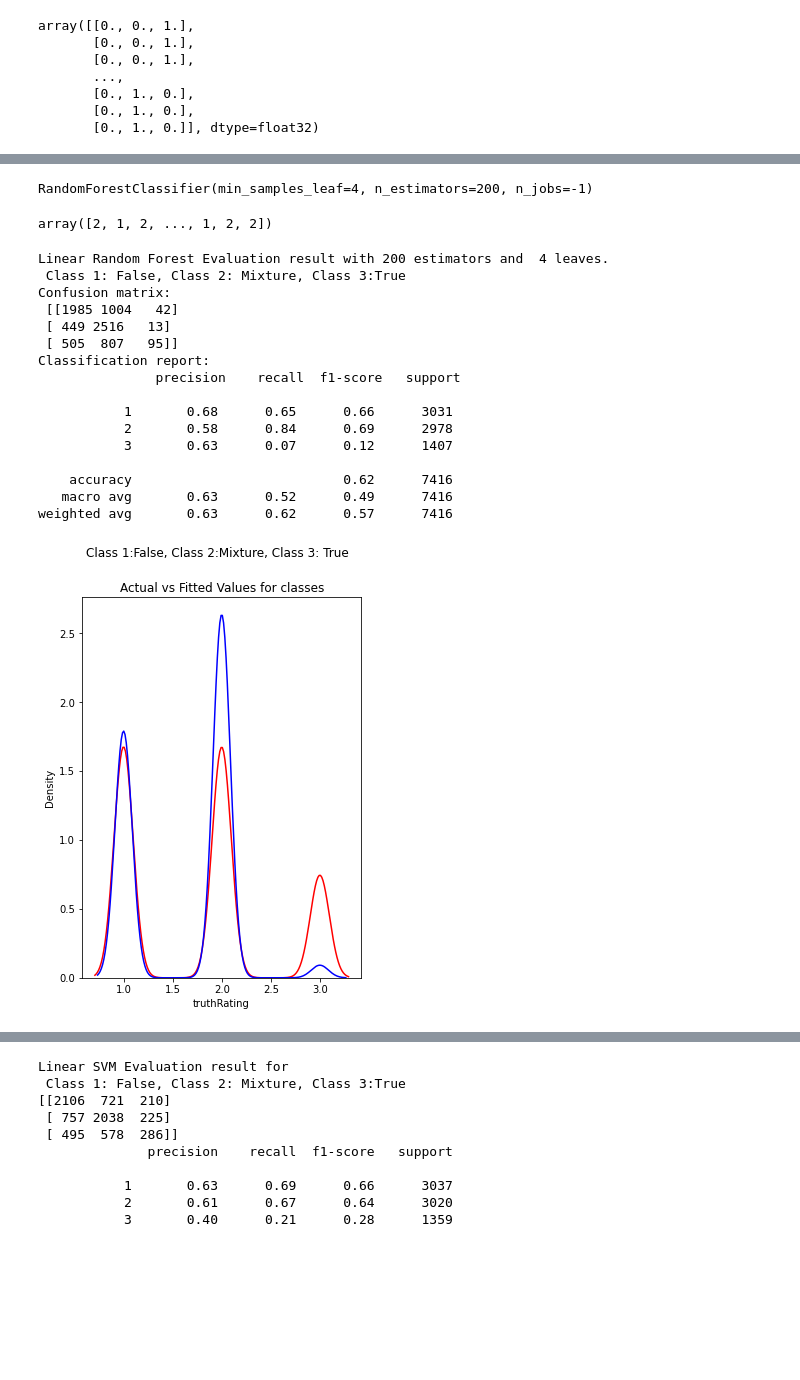
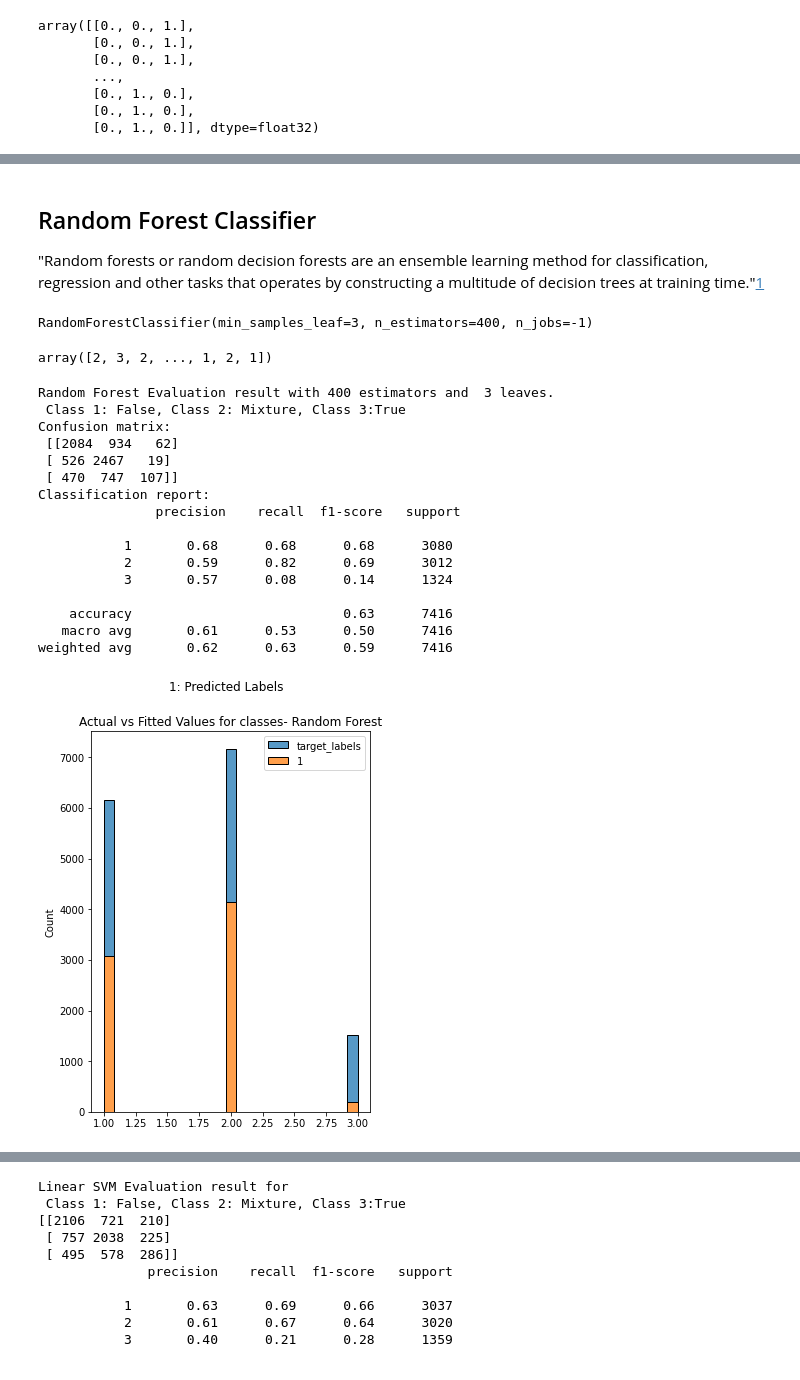
Before and after one commit to EnsiyehRaoufi/Claims-Knowledge-Graph, a Jupyter notebook: ClaimsKG.ipynb, the cells around one changed output, grey strips where cells are left out. Saved outputs shown, nothing was run; the diff lists cells and outputs as text; code cells hidden in the pictures; blank space fills up the shorter version.

```diff
--- a/ClaimsKG.ipynb
+++ b/ClaimsKG.ipynb
@@ -942,0 +968,9 @@ plt.show()
+# %%
+#Ecncode labels
+source_df = pd.read_csv("source_features.csv")
+source_df.target_names = source_df.target_names.astype('string')
+category_id_df = source_df[['target_names', 'target_labels']].drop_duplicates().sort_values('target_labels')
+category_to_id = dict(category_id_df.values)
+id_to_category = dict(category_id_df[['target_labels', 'target_names']].values)
+labels = source_df.target_labels
+category_to_id
@@ -955,60 +1012,60 @@ for Product, category_id in sorted(category_to_id.items()):
 # %%
-from sklearn.ensemble import RandomForestClassifier
-from sklearn import metrics
-
-X_train = source_df.iloc[:,:-1][:17000]
+#Create train and test dataset
+X_train = source_df.iloc[:,:-2][:17000]
 y_train = source_df.target_labels[:17000]
-X_test = source_df.iloc[:,:-1][17000:]
+X_test = source_df.iloc[:,:-2][17000:]
 y_test = source_df.target_labels[17000:]
+# %% [markdown]
+## Random Forest Classifier
+"Random forests or random decision forests are an ensemble learning method for classification, regression and other tasks that operates by constructing a multitude of decision trees at training time."[1](https://en.wikipedia.org/wiki/Random_forest)
 # %%
 #Random Forest Classifier fitting
-min_samples_leaf = 4
-n_estimators = 200
-rf_classifier = RandomForestClassifier(n_estimators=200, min_samples_leaf=min_samples_leaf, n_jobs=-1)
+min_samples_leaf = 3
+n_estimators = 400
+rf_classifier = RandomForestClassifier(n_estimators=n_estimators, min_samples_leaf=min_samples_leaf, n_jobs=-1)
 rf_classifier.fit(X_train, y_train)
 # %% [output]
-RandomForestClassifier(min_samples_leaf=4, n_estimators=200, n_jobs=-1)
+RandomForestClassifier(min_samples_leaf=3, n_estimators=400, n_jobs=-1)
 # %%
 #Prediction of test data
 y_pred = rf_classifier.predict(X_test)
 y_pred
 # %% [output]
-array([2, 1, 2, ..., 1, 2, 2])
+array([2, 3, 2, ..., 1, 2, 1])
 # %%
-from sklearn.metrics import classification_report, confusion_matrix
 #Evaluating the model
 
-print(f"Linear Random Forest Evaluation result with {n_estimators} estimators and  \
+print(f"Random Forest Evaluation result with {n_estimators} estimators and  \
 {min_samples_leaf} leaves.\n Class 1: False, Class 2: Mixture, Class 3:True")
 print("Confusion matrix: \n", confusion_matrix(y_test, y_pred))
 print("Classification report:\n", classification_report(y_test, y_pred))
 # %% [output]
-Linear Random Forest Evaluation result with 200 estimators and  4 leaves.
+Random Forest Evaluation result with 400 estimators and  3 leaves.
  Class 1: False, Class 2: Mixture, Class 3:True
 Confusion matrix:
- [[1985 1004   42]
- [ 449 2516   13]
- [ 505  807   95]]
+ [[2084  934   62]
+ [ 526 2467   19]
+ [ 470  747  107]]
 Classification report:
                precision    recall  f1-score   support
 
-           1       0.68      0.65      0.66      3031
-           2       0.58      0.84      0.69      2978
-           3       0.63      0.07      0.12      1407
+           1       0.68      0.68      0.68      3080
+           2       0.59      0.82      0.69      3012
+           3       0.57      0.08      0.14      1324
 
-    accuracy                           0.62      7416
-   macro avg       0.63      0.52      0.49      7416
-weighted avg       0.63      0.62      0.57      7416
+    accuracy                           0.63      7416
+   macro avg       0.61      0.53      0.50      7416
+weighted avg       0.62      0.63      0.59      7416
 # %%
 #Let’s plot the difference between the actual and the predicted value
 plt.figure(figsize=(5, 7))
 
-ax = sns.distplot(y, hist=False, color="r", label="Actual Value")
-sns.distplot(y_pred, hist=False, color="b", label="Fitted Values" , ax=ax)
+ax = sns.histplot([y_test,y_pred],   multiple="stack")
+#sns.histplot(y_pred,  color="g",  ax=ax)
 
-plt.title('Actual vs Fitted Values for classes')
-plt.suptitle('Class 1:False, Class 2:Mixture, Class 3: True')
+plt.title('Actual vs Fitted Values for classes- Random Forest')
+plt.suptitle('1: Predicted Labels')
 plt.show()
 plt.close()
 # %% [output]
-[figure, old version]
+[figure, new version]
```
Also changed, not shown: parts of 65 cells of this notebook.
